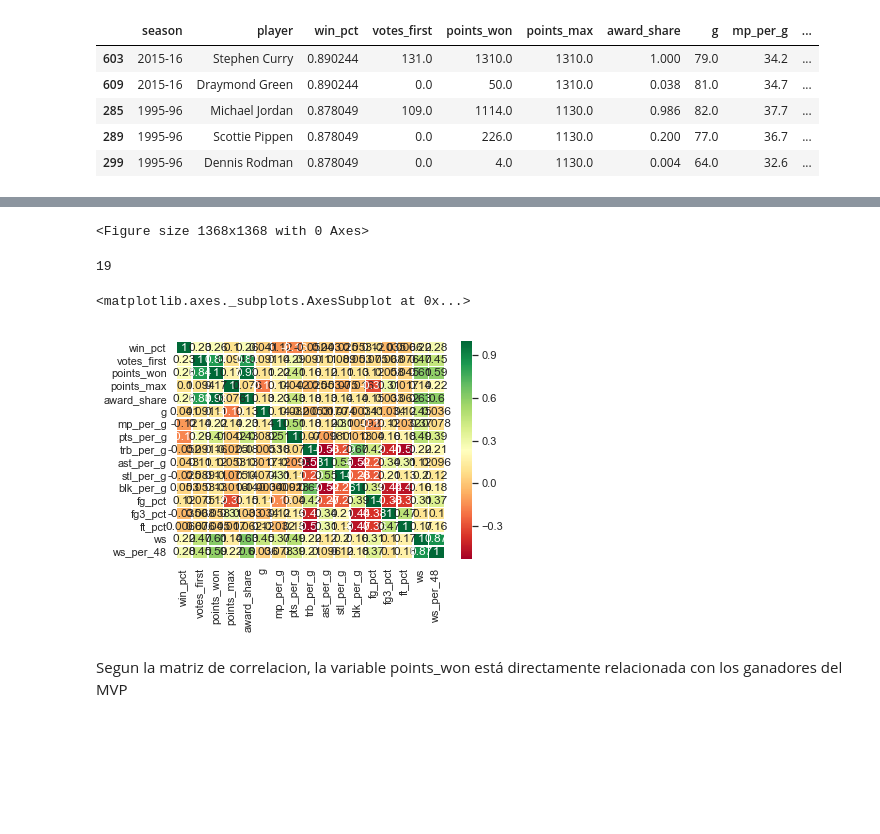
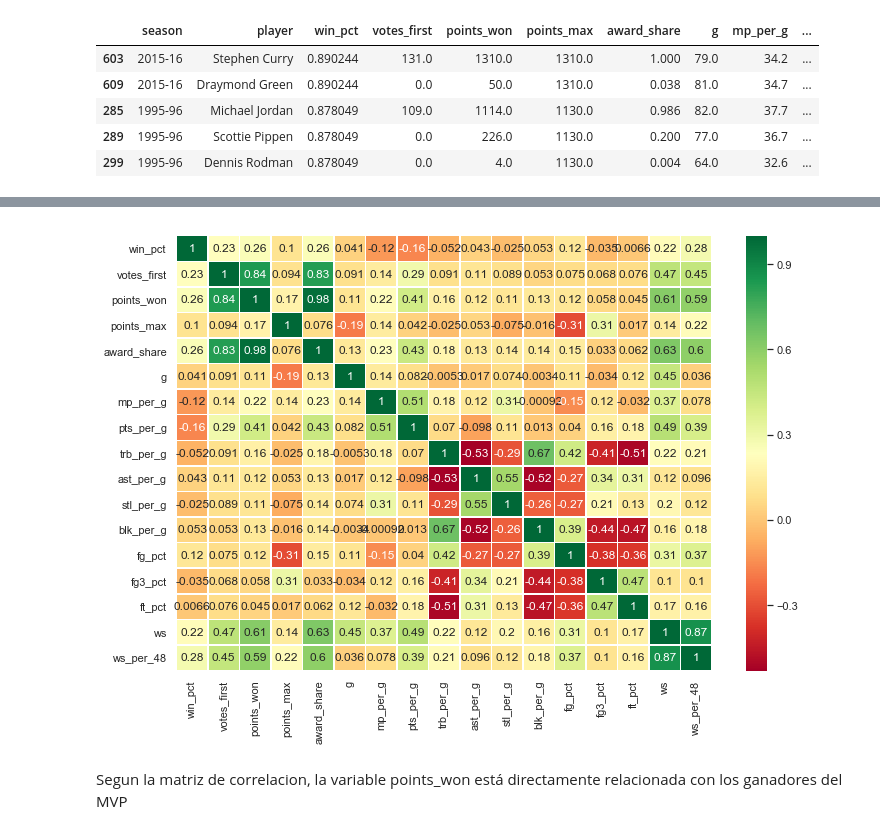
Before and after one commit to MartaMBenedito/TFM_Breeds_Dog, a Jupyter notebook: nba_mvp.ipynb, the cells around one changed output, grey strips where cells are left out. Cells and saved outputs as stored; diff of their text form; code cells hidden in the pictures; blank space fills up the shorter version.

```diff
--- a/nba_mvp.ipynb
+++ b/nba_mvp.ipynb
@@ -170,18 +219,10 @@ plt.scatter(mvp_win_train["trb_per_g"],mvp_win_train["pts_per_g"],c=mvp_win_trai
 # %%
 import seaborn as sns
 sns.set()
-# %%
-figure = plt.figure(figsize=(mvp_win_train.shape[1],mvp_win_train.shape[1]))
-# %% [output]
-<Figure size 1368x1368 with 0 Axes>
-# %%
-mvp_win_train.shape[1]
-# %% [output]
-19
 # %%
 sns.heatmap(mvp_win_train.corr(), annot= True, cmap='RdYlGn',linewidths=.5)
+plt.gcf().set_size_inches(12,8)
 # %% [output]
-<matplotlib.axes._subplots.AxesSubplot at 0x...>
-[figure, old version]
+[figure, new version]
 # %% [markdown]
 Segun la matriz de correlacion, la variable points_won está directamente relacionada con los ganadores del MVP
```
Also changed, not shown: parts of 17 cells of this notebook.
